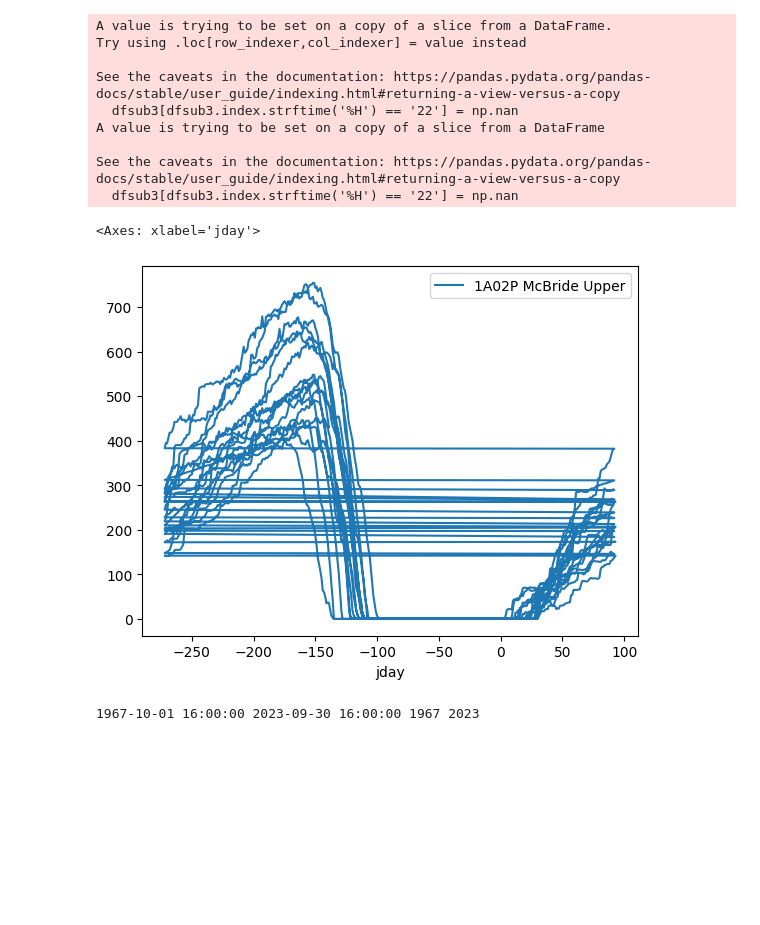
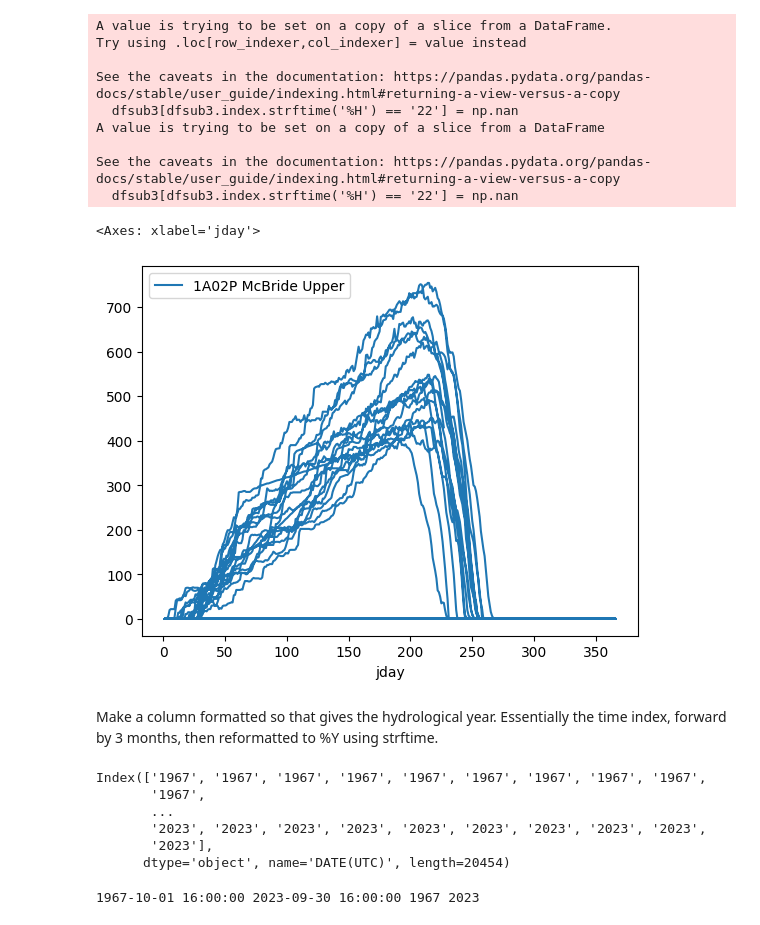
Before and after one commit to faronium/snowapp, a Jupyter notebook: snow.ipynb, the cells around one changed output. Cells and saved outputs as stored; diff of their text form; code cells hidden in the pictures; blank space fills up the shorter version.

Commit message:
Converting the date index to hydrological year.
Signed-off-by: Faron Anslow <faron.anslow@gmail.com>

```diff
--- a/snow.ipynb
+++ b/snow.ipynb
@@ -88,13 +88,26 @@ See the caveats in the documentation: https://pandas.pydata.org/pandas-docs/stab
 # %%
 df['jday'] = df.index.strftime('%j').astype(int)
 df['jday'] += -273
 #df['jday']
-df['jday'].mask(df['jday']<1,df['jday']+366)
-#df['jday']
+df['jday'] = df['jday'].mask(df['jday']<1,df['jday']+366)
+
 df.plot('jday','1A02P McBride Upper')
 # %% [output]
 <Axes: xlabel='jday'>
-[figure, old version]
+[figure, new version]
+# %% [markdown]
+
+Make a column formatted so that gives the hydrological year. Essentially the time index, forward by 3 months,
+then reformatted to %Y using strftime.
+# %%
+df.index.strftime('%Y')
+# %% [output]
+Index(['1967', '1967', '1967', '1967', '1967', '1967', '1967', '1967', '1967',
+       '1967',
+       ...
+       '2023', '2023', '2023', '2023', '2023', '2023', '2023', '2023', '2023',
+       '2023'],
+      dtype='object', name='DATE(UTC)', length=20454)
 # %%
 #convert dates/times to timestamp before melting
 def datetimepandas(timestring):
```
